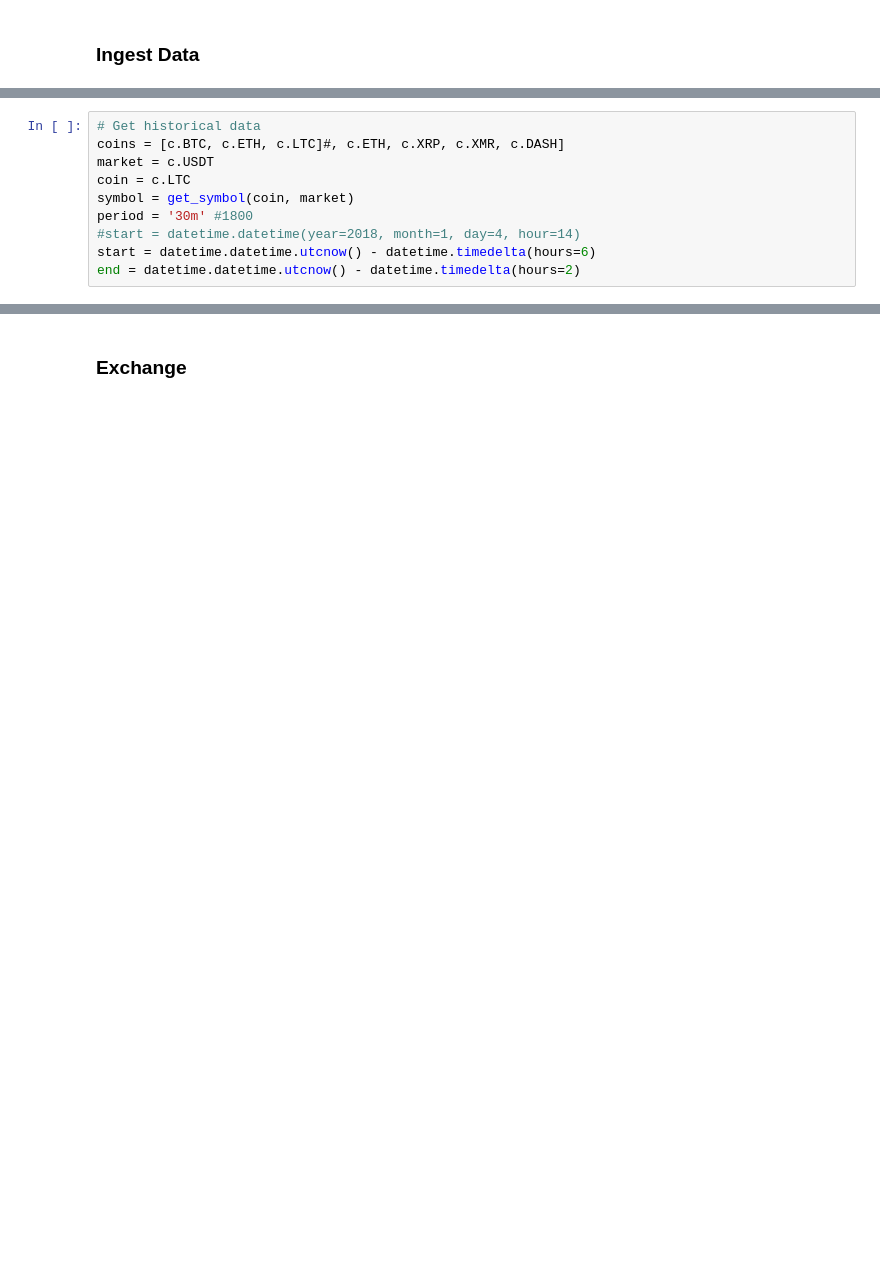
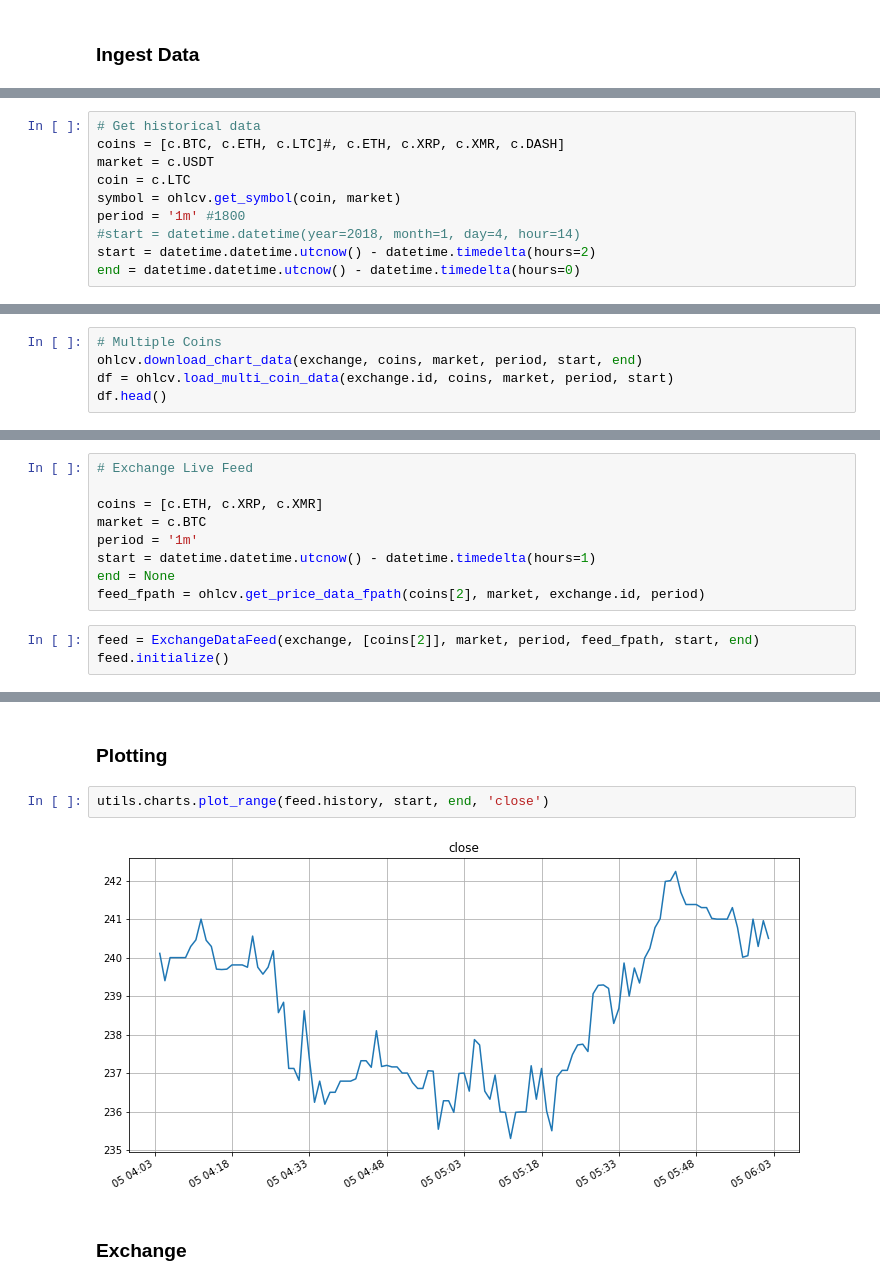
Before and after one commit to bfortuner/punisher, a Jupyter notebook: punisher.ipynb, the cells around one changed output, grey strips where cells are left out. Saved outputs shown, nothing was run; the diff lists cells and outputs as text; blank space fills up the shorter version.

Commit message:
added the feeds

```diff
--- a/punisher.ipynb
+++ b/punisher.ipynb
@@ -132,8 +33,8 @@ def merge_local_csv_feeds(new_data, fpath):
 coins = [c.BTC, c.ETH, c.LTC]#, c.ETH, c.XRP, c.XMR, c.DASH]
 market = c.USDT
 coin = c.LTC
-symbol = get_symbol(coin, market)
-period = '30m' #1800
+symbol = ohlcv.get_symbol(coin, market)
+period = '1m' #1800
 #start = datetime.datetime(year=2018, month=1, day=4, hour=14)
-start = datetime.datetime.utcnow() - datetime.timedelta(hours=6)
-end = datetime.datetime.utcnow() - datetime.timedelta(hours=2)
+start = datetime.datetime.utcnow() - datetime.timedelta(hours=2)
+end = datetime.datetime.utcnow() - datetime.timedelta(hours=0)
@@ -159,0 +55,5 @@ Downloaded rows: 12
+# %%
+# Multiple Coins
+ohlcv.download_chart_data(exchange, coins, market, period, start, end)
+df = ohlcv.load_multi_coin_data(exchange.id, coins, market, period, start)
+df.head()
@@ -159,0 +103,12 @@ Downloaded rows: 12
+# %%
+# Exchange Live Feed
+
+coins = [c.ETH, c.XRP, c.XMR]
+market = c.BTC
+period = '1m'
+start = datetime.datetime.utcnow() - datetime.timedelta(hours=1)
+end = None
+feed_fpath = ohlcv.get_price_data_fpath(coins[2], market, exchange.id, period)
+# %%
+feed = ExchangeDataFeed(exchange, [coins[2]], market, period, feed_fpath, start, end)
+feed.initialize()
@@ -160,2 +202,8 @@ Downloaded rows: 12
+# %% [markdown]
+### Plotting
+# %%
+utils.charts.plot_range(feed.history, start, end, 'close')
+# %% [output]
+[figure, added]
 # %% [markdown]
 ### Exchange
```
Also changed, not shown: parts of 41 cells of this notebook, 14 other files.
